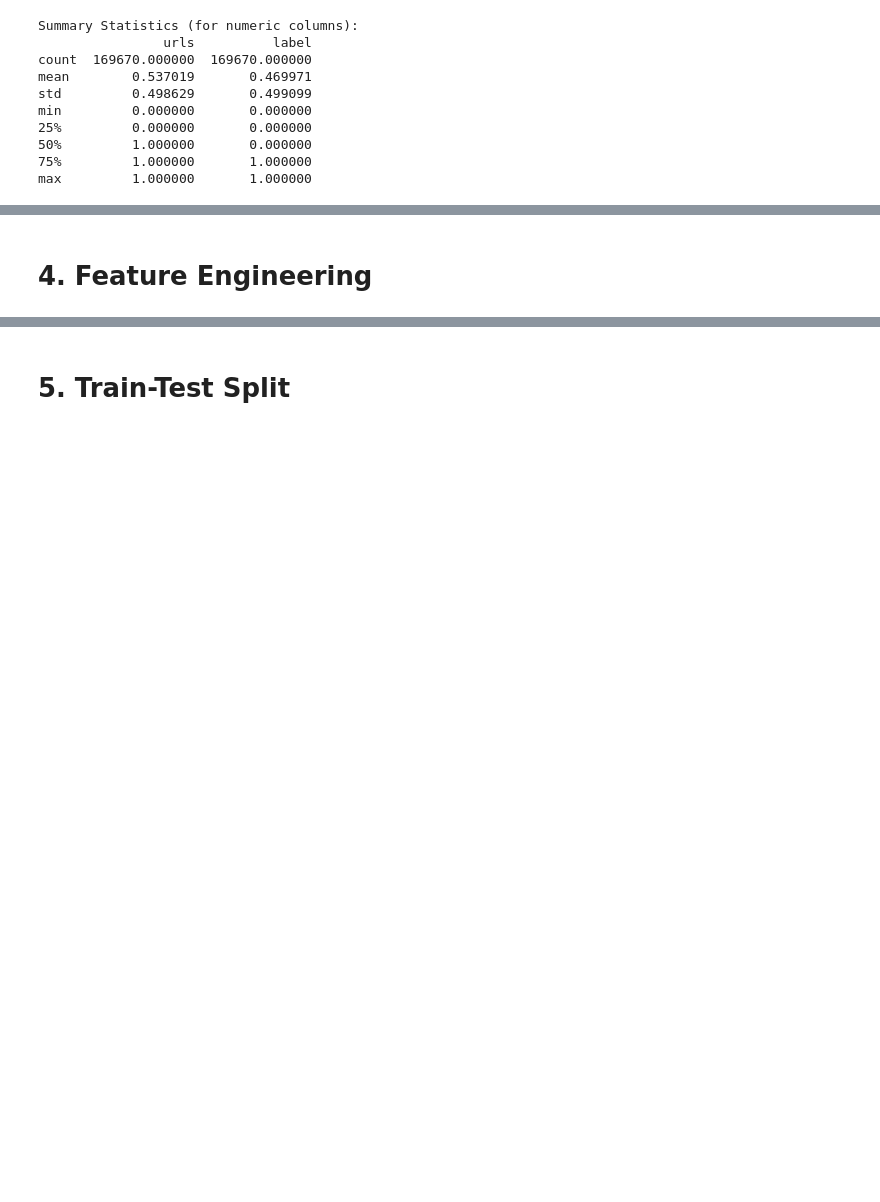
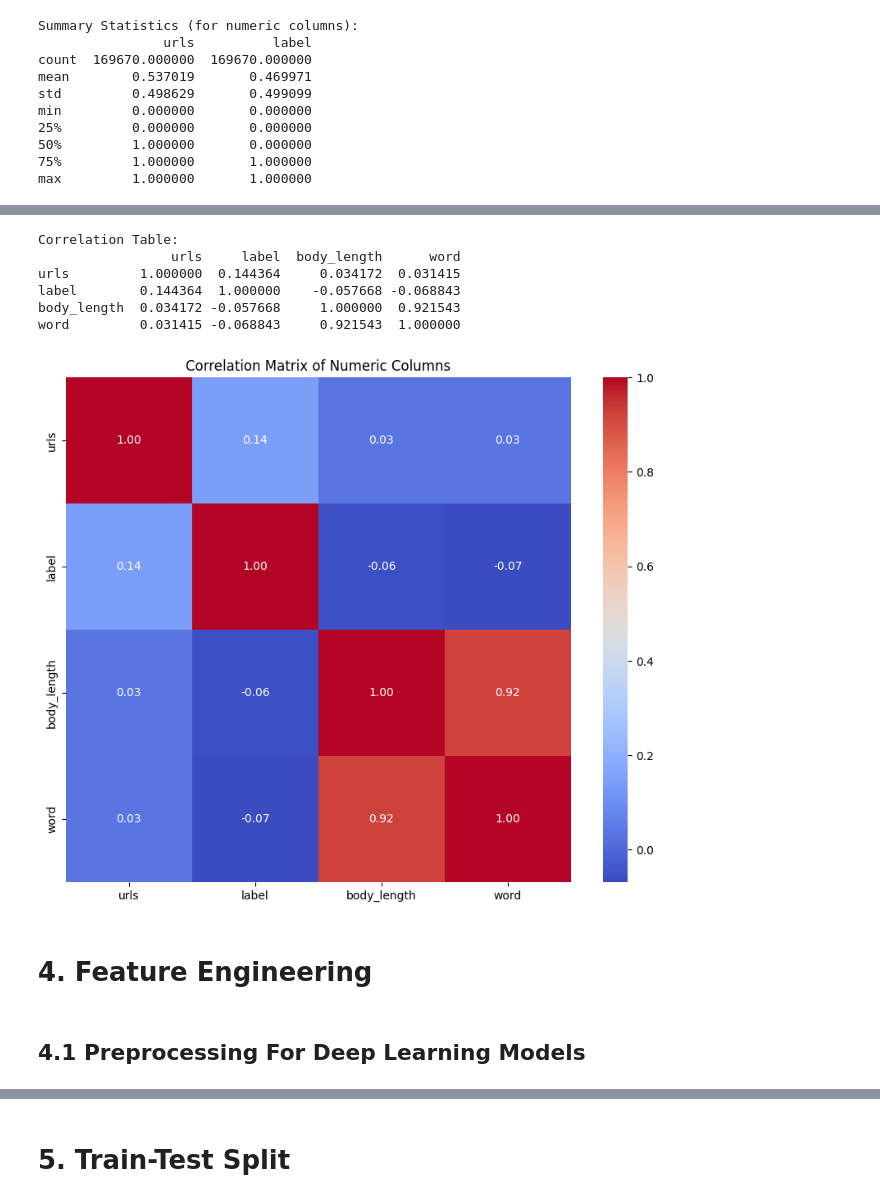
Before and after one commit to chiralcentre/DSA4266_Group1, a Jupyter notebook: Group_1_Models.ipynb, the cells around one changed output, grey strips where cells are left out. Cells and saved outputs as stored; diff of their text form; code cells hidden in the pictures; blank space fills up the shorter version.

Commit message:
“Group_1_Models.ipynb

```diff
--- a/Group_1_Models.ipynb
+++ b/Group_1_Models.ipynb
@@ -597,2 +551,34 @@ Name: body_length, dtype: float64
+# %%
+# Select only numeric columns
+numeric_df = combined_df.select_dtypes(include=['number'])
+
+# Create a correlation table
+correlation_table = numeric_df.corr()
+
+# Display the correlation table
+print("Correlation Table:")
+print(correlation_table)
+
+# Set the size of the plot
+plt.figure(figsize=(10, 8))
+
+# Create a heatmap
+sns.heatmap(correlation_table, annot=True, fmt=".2f", cmap='coolwarm', square=True, cbar=True)
+
+# Set the title
+plt.title('Correlation Matrix of Numeric Columns')
+
+# Show the plot
+plt.show()
+# %% [output]
+Correlation Table:
+                 urls     label  body_length      word
+urls         1.000000  0.144364     0.034172  0.031415
+label        0.144364  1.000000    -0.057668 -0.068843
+body_length  0.034172 -0.057668     1.000000  0.921543
+word         0.031415 -0.068843     0.921543  1.000000
+[figure, added]
 # %% [markdown]
 # 4. Feature Engineering
+# %% [markdown]
+## 4.1 Preprocessing For Deep Learning Models
```
Also changed, not shown: parts of 16 cells of this notebook.
